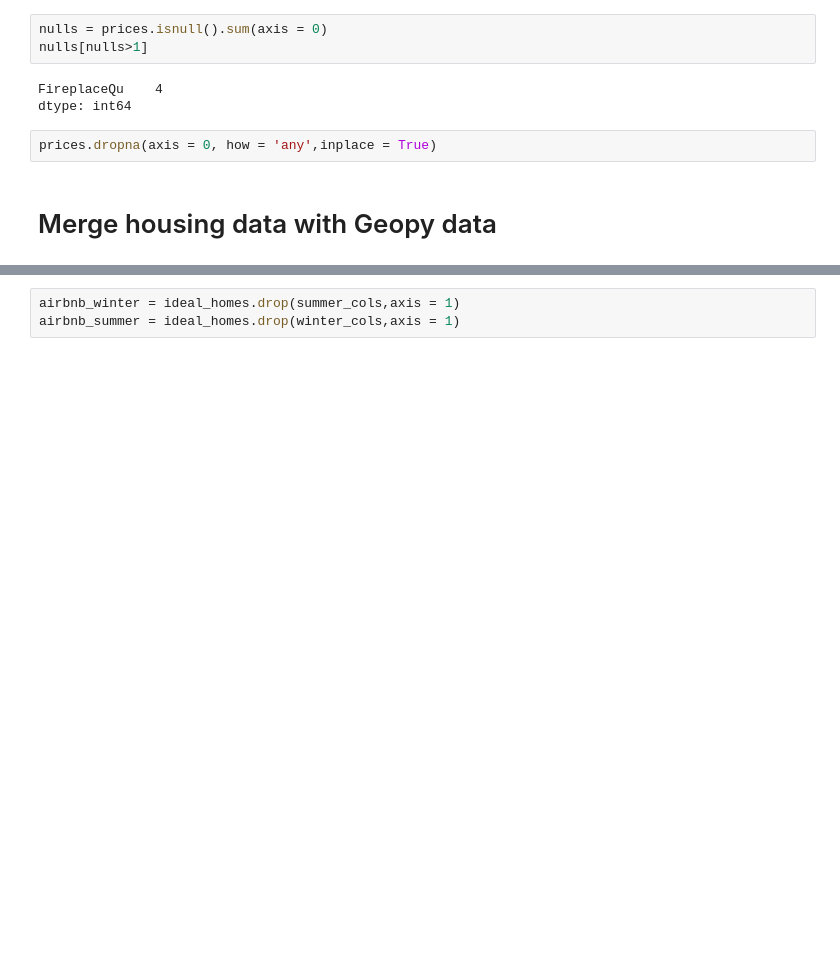
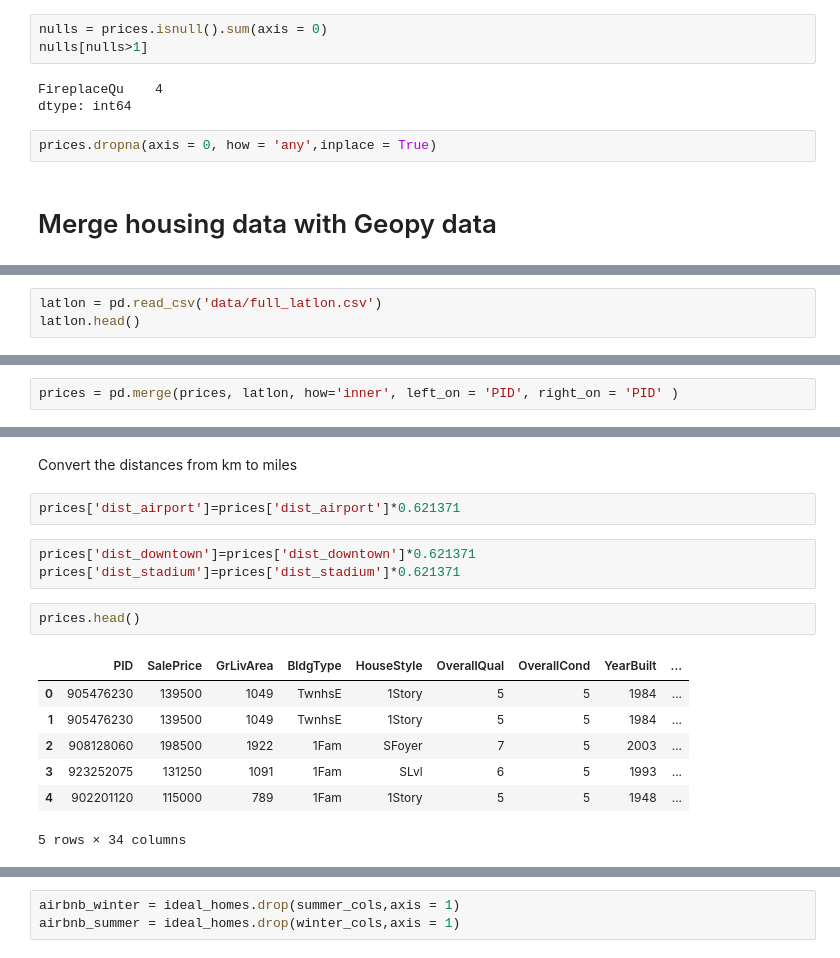
Before and after one commit to DarishSakeesing/housing-price-prediction, a Jupyter notebook: DouglasPizac/AirBnb_descriptive.ipynb, the cells around one changed output, grey strips where cells are left out. Cells and saved outputs as stored; diff of their text form; blank space fills up the shorter version.

Commit message:
geopy data merged, linearR re-fit

```diff
--- a/DouglasPizac/AirBnb_descriptive.ipynb
+++ b/DouglasPizac/AirBnb_descriptive.ipynb
@@ -130,0 +129,3 @@ prices.dropna(axis = 0, how = 'any',inplace = True)
+# %%
+latlon = pd.read_csv('data/full_latlon.csv')
+latlon.head()
@@ -131,3 +139,5 @@ prices.dropna(axis = 0, how = 'any',inplace = True)
+# %%
+prices = pd.merge(prices, latlon, how='inner', left_on = 'PID', right_on = 'PID' )
 # %%
 prices.info()
 # %% [output]
@@ -151,3 +161,20 @@ memory usage: 40.1+ KB
+# %% [markdown]
+Convert the distances from km to miles
+# %%
+prices['dist_airport']=prices['dist_airport']*0.621371
+# %%
+prices['dist_downtown']=prices['dist_downtown']*0.621371
+prices['dist_stadium']=prices['dist_stadium']*0.621371
+# %%
+prices.head()
+# %% [output]
+|  | PID | SalePrice | GrLivArea | BldgType | HouseStyle | OverallQual | OverallCond | YearBuilt | ... |
+| 0 | 905476230 | 139500 | 1049 | TwnhsE | 1Story | 5 | 5 | 1984 | ... |
+| 1 | 905476230 | 139500 | 1049 | TwnhsE | 1Story | 5 | 5 | 1984 | ... |
+| 2 | 908128060 | 198500 | 1922 | 1Fam | SFoyer | 7 | 5 | 2003 | ... |
+| 3 | 923252075 | 131250 | 1091 | 1Fam | SLvl | 6 | 5 | 1993 | ... |
+| 4 | 902201120 | 115000 | 789 | 1Fam | 1Story | 5 | 5 | 1948 | ... |
+5 rows × 34 columns
 # %%
 prices['Neighborhood'].value_counts()
 # %% [output]
```
Also changed, not shown: parts of 20 cells of this notebook, 1 other file.
